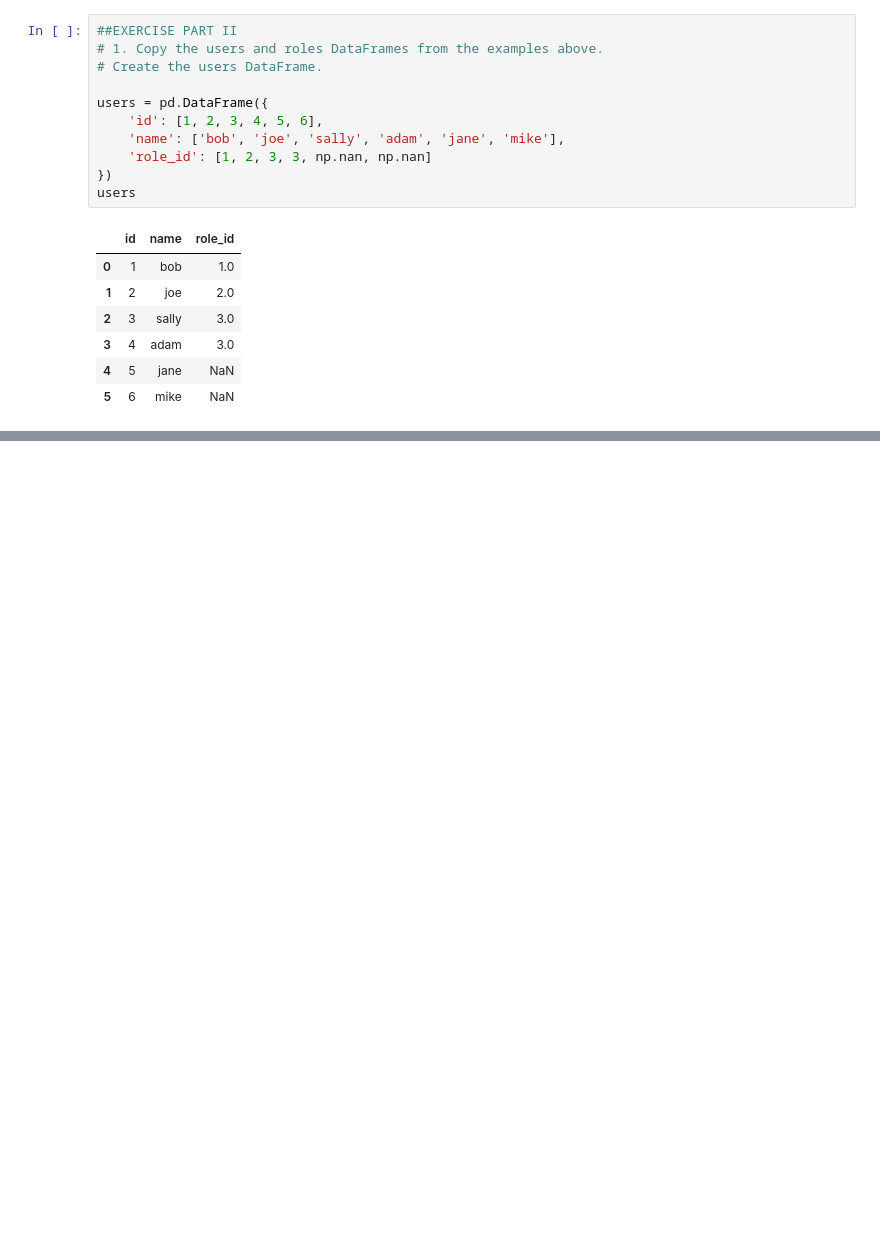
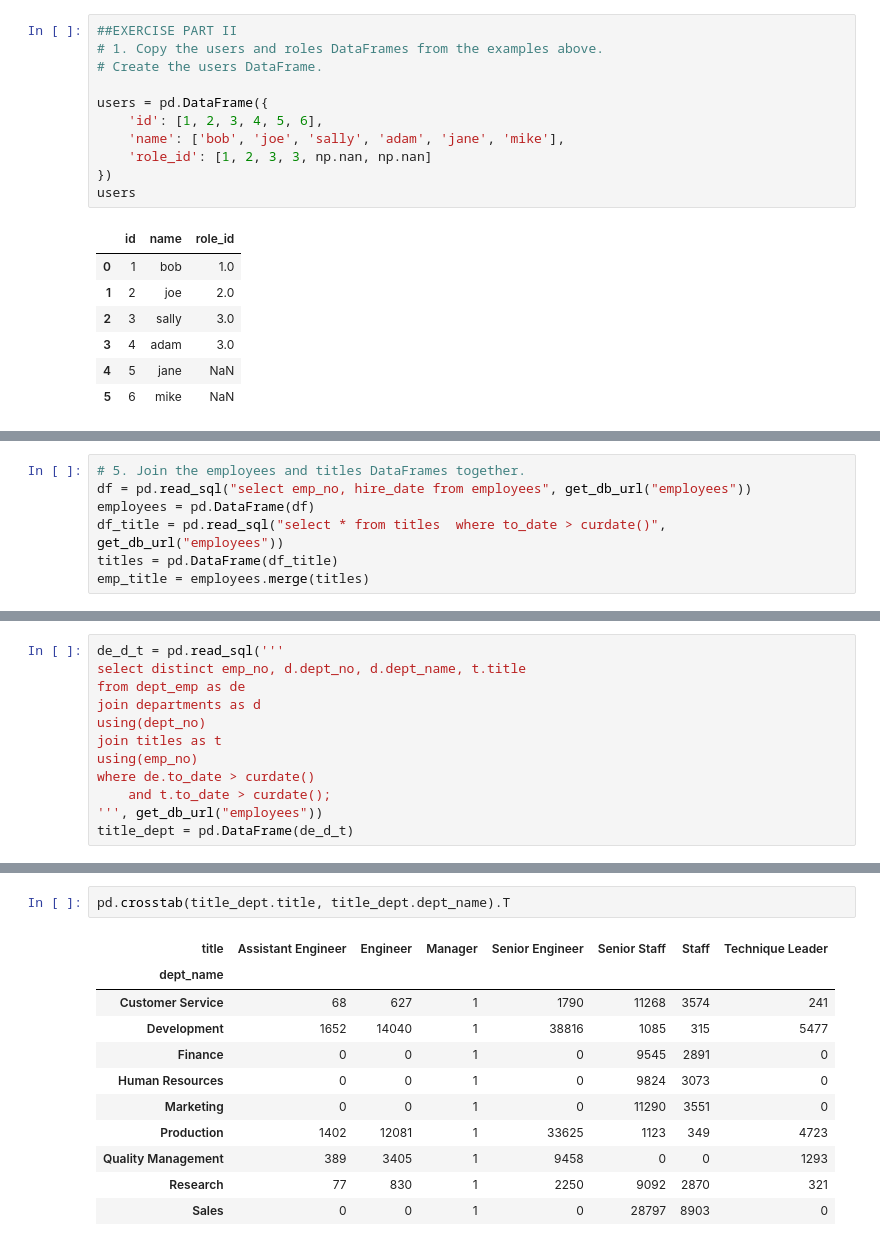
Before and after one commit to Keila-Camarillo/numpy-pandas-visualization-exercises, a Jupyter notebook: advanced_dataframes.ipynb, the cells around one changed output, grey strips where cells are left out. Drawn from its saved outputs; the diff is of its cells as text; blank space fills up the shorter version.

Commit message:
advanced data frames

```diff
--- a/advanced_dataframes.ipynb
+++ b/advanced_dataframes.ipynb
@@ -330,0 +406,7 @@ Name: average_mileage, dtype: float64
+# %%
+# 5. Join the employees and titles DataFrames together.
+df = pd.read_sql("select emp_no, hire_date from employees", get_db_url("employees"))
+employees = pd.DataFrame(df)
+df_title = pd.read_sql("select * from titles  where to_date > curdate()", get_db_url("employees"))
+titles = pd.DataFrame(df_title)
+emp_title = employees.merge(titles)
@@ -330,0 +446,12 @@ Name: average_mileage, dtype: float64
+# %%
+de_d_t = pd.read_sql('''
+select distinct emp_no, d.dept_no, d.dept_name, t.title
+from dept_emp as de
+join departments as d
+using(dept_no)
+join titles as t
+using(emp_no)
+where de.to_date > curdate()
+	and t.to_date > curdate();
+''', get_db_url("employees"))
+title_dept = pd.DataFrame(de_d_t)
@@ -330,0 +474,14 @@ Name: average_mileage, dtype: float64
+# %%
+pd.crosstab(title_dept.title, title_dept.dept_name).T
+# %% [output]
+| title | Assistant Engineer | Engineer | Manager | Senior Engineer | Senior Staff | Staff | Technique Leader |
+| dept_name |  |  |  |  |  |  |  |
+| Customer Service | 68 | 627 | 1 | 1790 | 11268 | 3574 | 241 |
+| Development | 1652 | 14040 | 1 | 38816 | 1085 | 315 | 5477 |
+| Finance | 0 | 0 | 1 | 0 | 9545 | 2891 | 0 |
+| Human Resources | 0 | 0 | 1 | 0 | 9824 | 3073 | 0 |
+| Marketing | 0 | 0 | 1 | 0 | 11290 | 3551 | 0 |
+| Production | 1402 | 12081 | 1 | 33625 | 1123 | 349 | 4723 |
+| Quality Management | 389 | 3405 | 1 | 9458 | 0 | 0 | 1293 |
+| Research | 77 | 830 | 1 | 2250 | 9092 | 2870 | 321 |
+| Sales | 0 | 0 | 1 | 0 | 28797 | 8903 | 0 |
```
Also changed, not shown: parts of 51 cells of this notebook.
